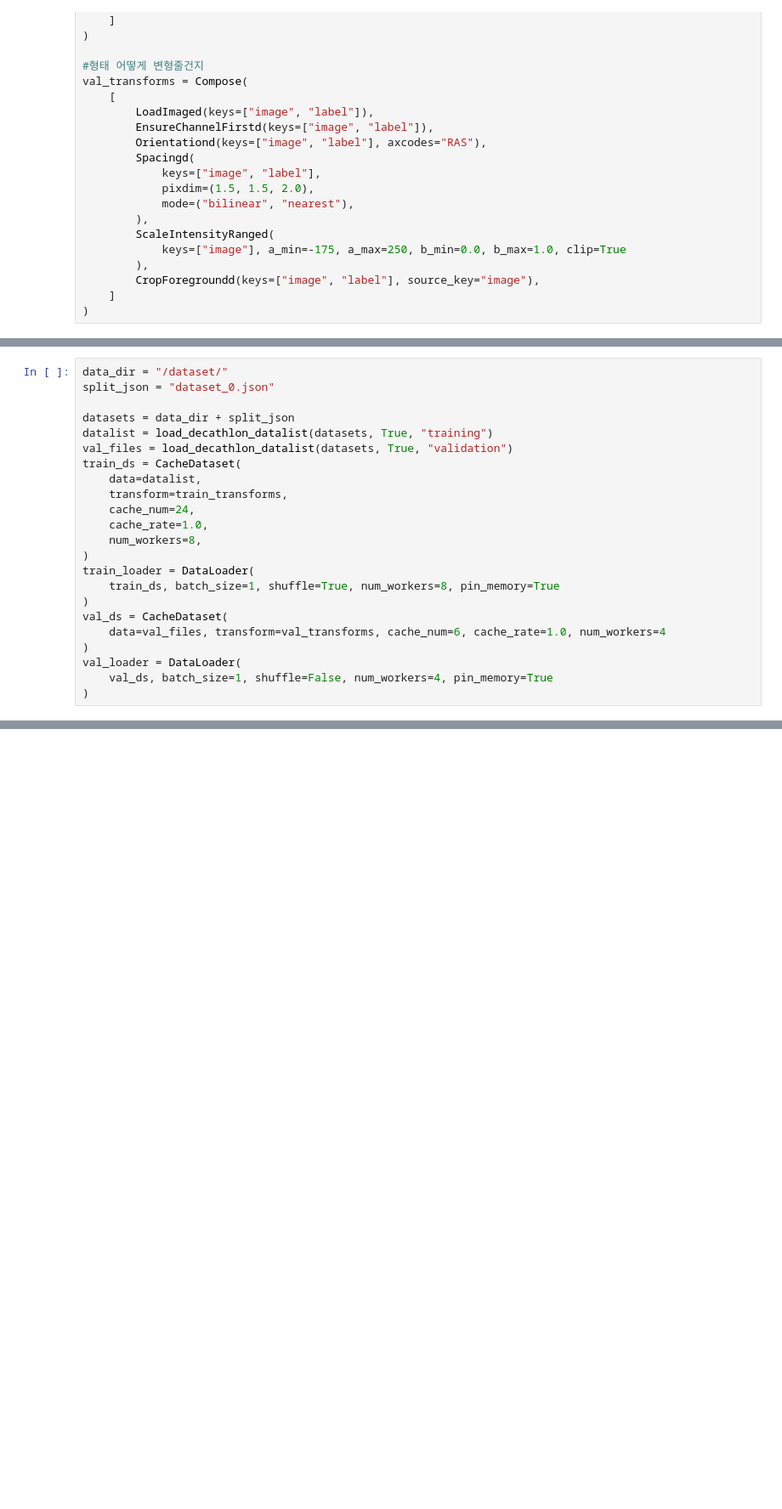
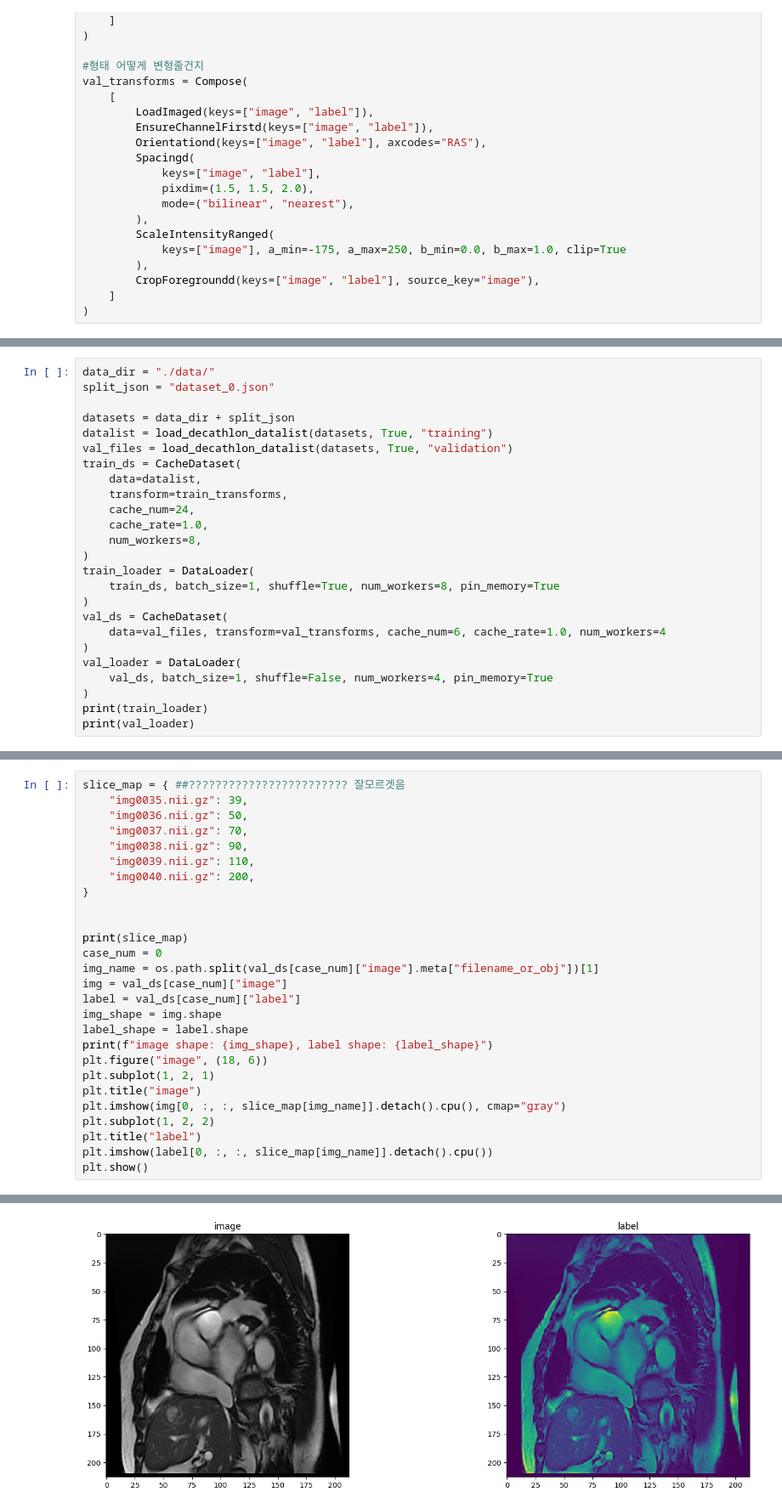
Before and after one commit to dablro12/Monai, a Jupyter notebook: 3D_segmentation.ipynb, the cells around one changed output, grey strips where cells are left out. Shown at 85% size. Cells and saved outputs as stored; diff of their text form; blank space fills up the shorter version.

```diff
--- a/3D_segmentation.ipynb
+++ b/3D_segmentation.ipynb
@@ -214,5 +214,5 @@ val_transforms = Compose(
 # %%
-data_dir = "/dataset/"
+data_dir = "./data/"
 split_json = "dataset_0.json"
 
 datasets = data_dir + split_json
@@ -234,4 +234,6 @@ val_ds = CacheDataset(
 val_loader = DataLoader(
     val_ds, batch_size=1, shuffle=False, num_workers=4, pin_memory=True
 )
+print(train_loader)
+print(val_loader)
 # %% [output]
@@ -238,0 +244,28 @@ ValueError: Data list file /dataset/dataset_0.json does not exist.
+# %%
+slice_map = { ##???????????????????????? 잘모르겟음
+    "img0035.nii.gz": 39,
+    "img0036.nii.gz": 50,
+    "img0037.nii.gz": 70,
+    "img0038.nii.gz": 90,
+    "img0039.nii.gz": 110,
+    "img0040.nii.gz": 200,
+}
+
+
+print(slice_map)
+case_num = 0
+img_name = os.path.split(val_ds[case_num]["image"].meta["filename_or_obj"])[1]
+img = val_ds[case_num]["image"]
+label = val_ds[case_num]["label"]
+img_shape = img.shape
+label_shape = label.shape
+print(f"image shape: {img_shape}, label shape: {label_shape}")
+plt.figure("image", (18, 6))
+plt.subplot(1, 2, 1)
+plt.title("image")
+plt.imshow(img[0, :, :, slice_map[img_name]].detach().cpu(), cmap="gray")
+plt.subplot(1, 2, 2)
+plt.title("label")
+plt.imshow(label[0, :, :, slice_map[img_name]].detach().cpu())
+plt.show()
+# %% [output]
@@ -238,0 +274 @@ ValueError: Data list file /dataset/dataset_0.json does not exist.
+[figure, added]
```
Also changed, not shown: parts of 9 cells of this notebook.
